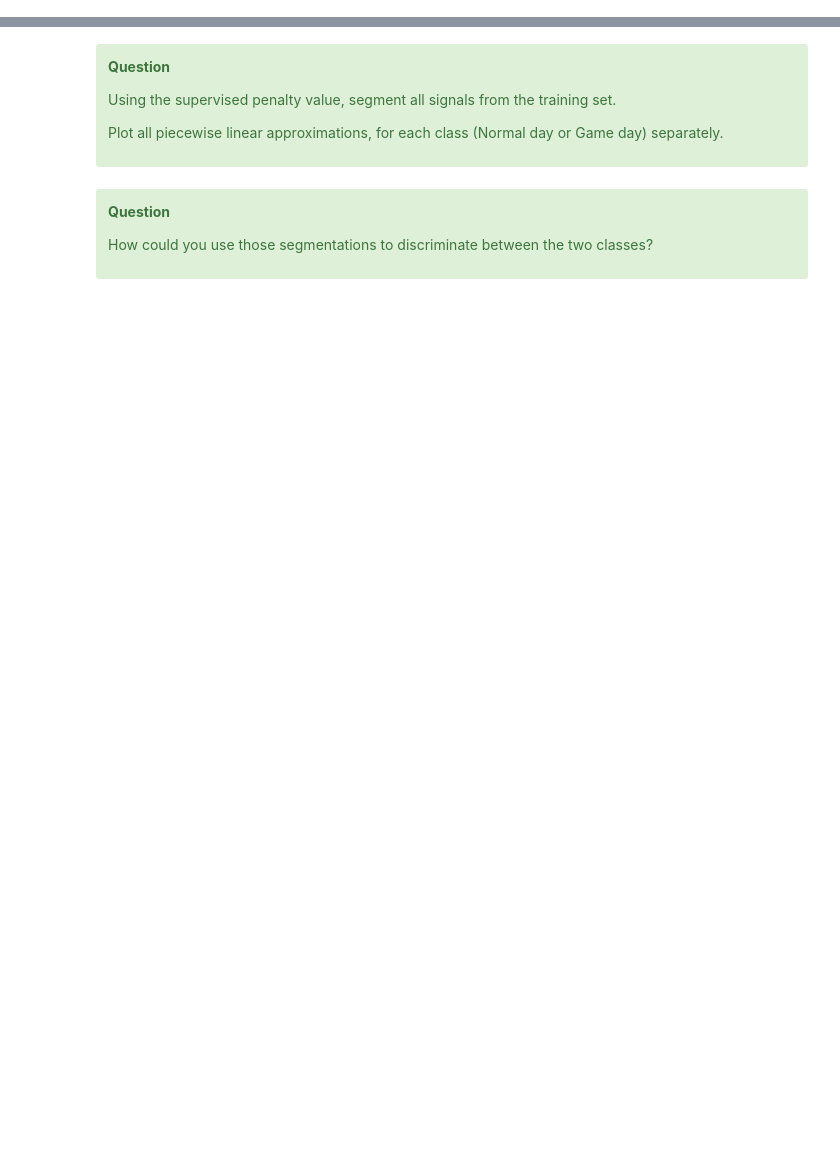
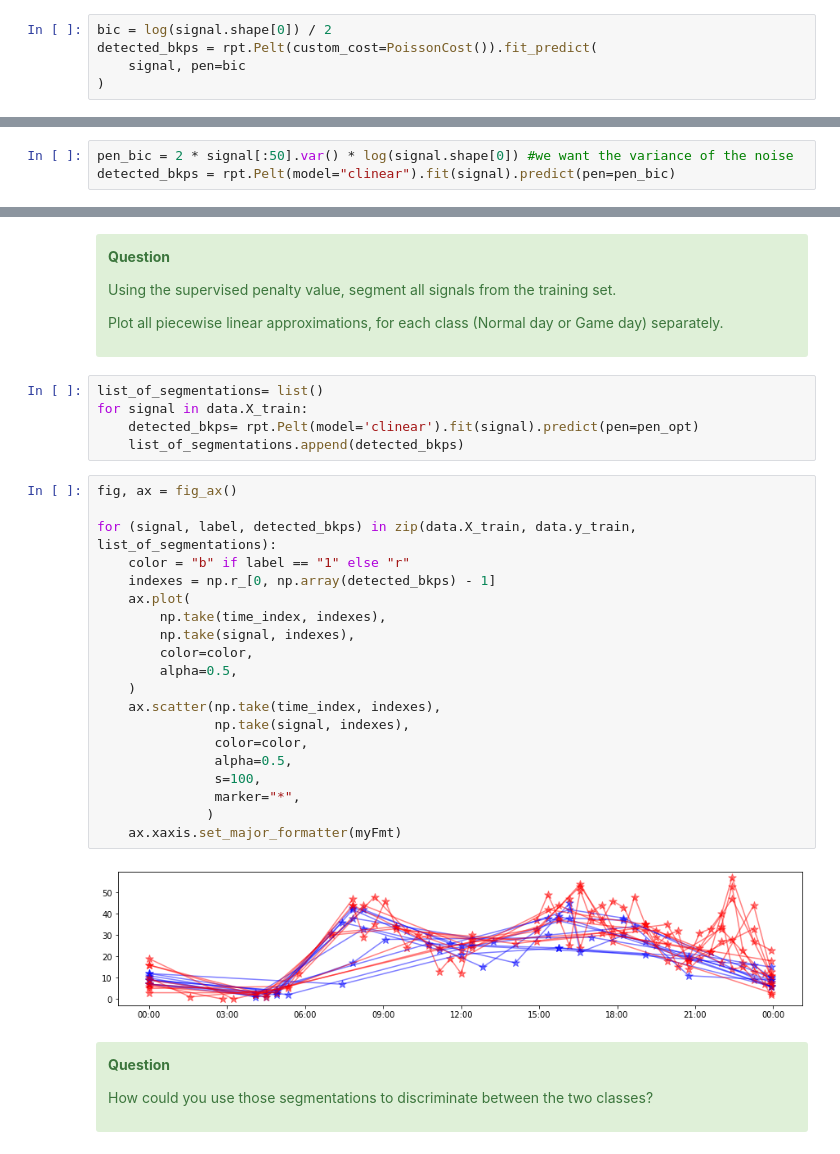
Before and after one commit to emilecohen/ts-tutorial-5-6, a Jupyter notebook: tutorial_05_06/05_ChangePointDetection.ipynb, the cells around one changed output, grey strips where cells are left out. Saved outputs shown, nothing was run; the diff lists cells and outputs as text; blank space fills up the shorter version.

```diff
--- a/tutorial_05_06/05_ChangePointDetection.ipynb
+++ b/tutorial_05_06/05_ChangePointDetection.ipynb
@@ -425,2 +542,7 @@ detected_bkps = ...
+# %%
+bic = log(signal.shape[0]) / 2
+detected_bkps = rpt.Pelt(custom_cost=PoissonCost()).fit_predict(
+    signal, pen=bic
+)
 # %%
 print(np.take(time_index, detected_bkps[:-1]))
@@ -482,3 +617,6 @@ detected_bkps = ...
+# %%
+pen_bic = 2 * signal[:50].var() * log(signal.shape[0]) #we want the variance of the noise
+detected_bkps = rpt.Pelt(model="clinear").fit(signal).predict(pen=pen_bic)
 # %%
 fig, ax = fig_ax()
 ax.plot(time_index, signal)
@@ -605,6 +752,33 @@ ax.axvline(pen_opt, color="k", ls="--")
     <p>Using the supervised penalty value, segment all signals from the training set.</p>
     <p>Plot all piecewise linear approximations, for each class (Normal day or Game day) separately.</p>
 </div>
+# %%
+list_of_segmentations= list()
+for signal in data.X_train:
+    detected_bkps= rpt.Pelt(model='clinear').fit(signal).predict(pen=pen_opt)
+    list_of_segmentations.append(detected_bkps)
+# %%
+fig, ax = fig_ax()
+
+for (signal, label, detected_bkps) in zip(data.X_train, data.y_train, list_of_segmentations):
+    color = "b" if label == "1" else "r"
+    indexes = np.r_[0, np.array(detected_bkps) - 1]
+    ax.plot(
+        np.take(time_index, indexes),
+        np.take(signal, indexes),
+        color=color,
+        alpha=0.5,
+    )
+    ax.scatter(np.take(time_index, indexes),
+               np.take(signal, indexes),
+               color=color,
+               alpha=0.5,
+               s=100,
+               marker="*",
+              )
+    ax.xaxis.set_major_formatter(myFmt)
+# %% [output]
+[figure, added]
 # %% [markdown]
 <div class="alert alert-success" role="alert">
     <p><b>Question</b></p>
```
Also changed, not shown: parts of 36 cells of this notebook, 1 other file.
